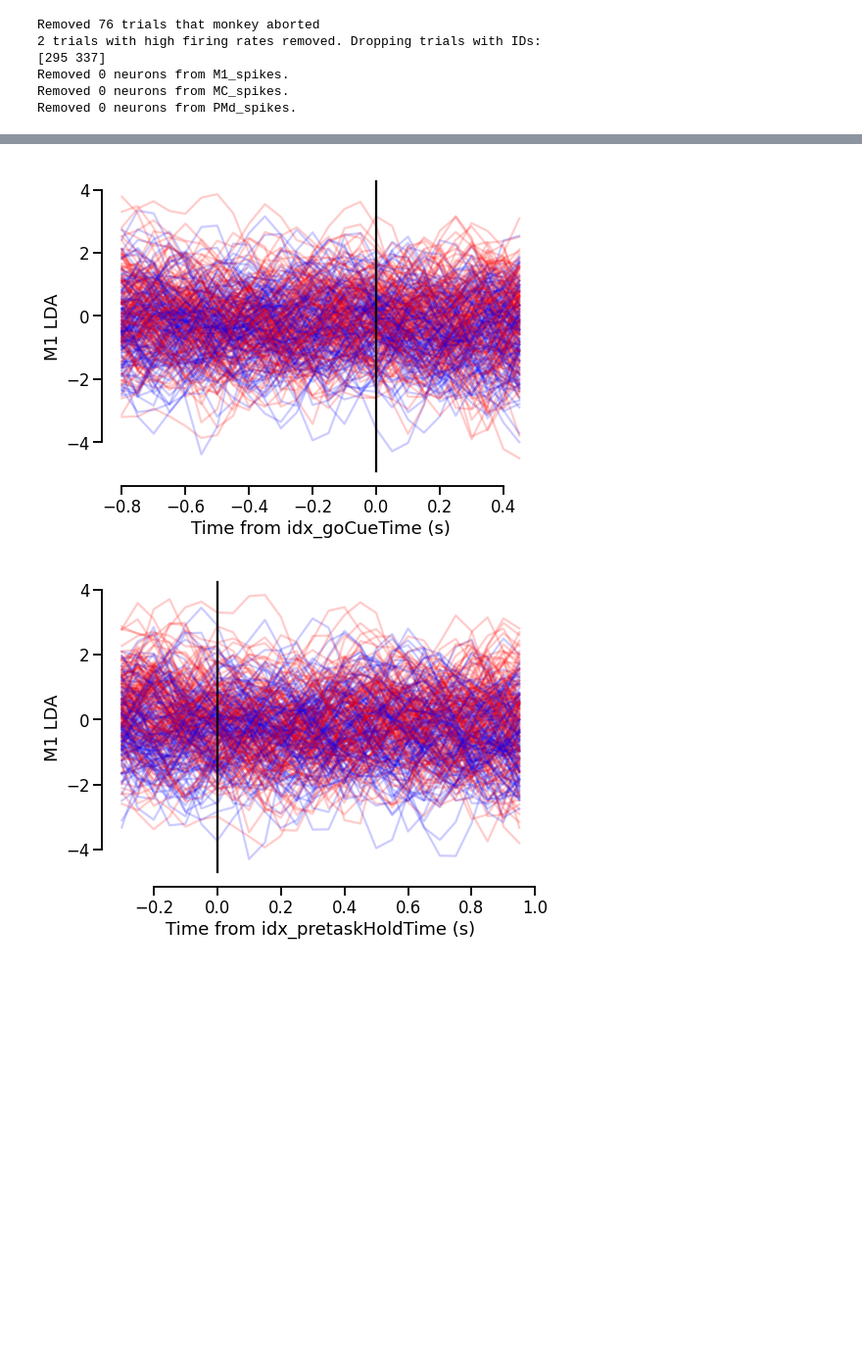
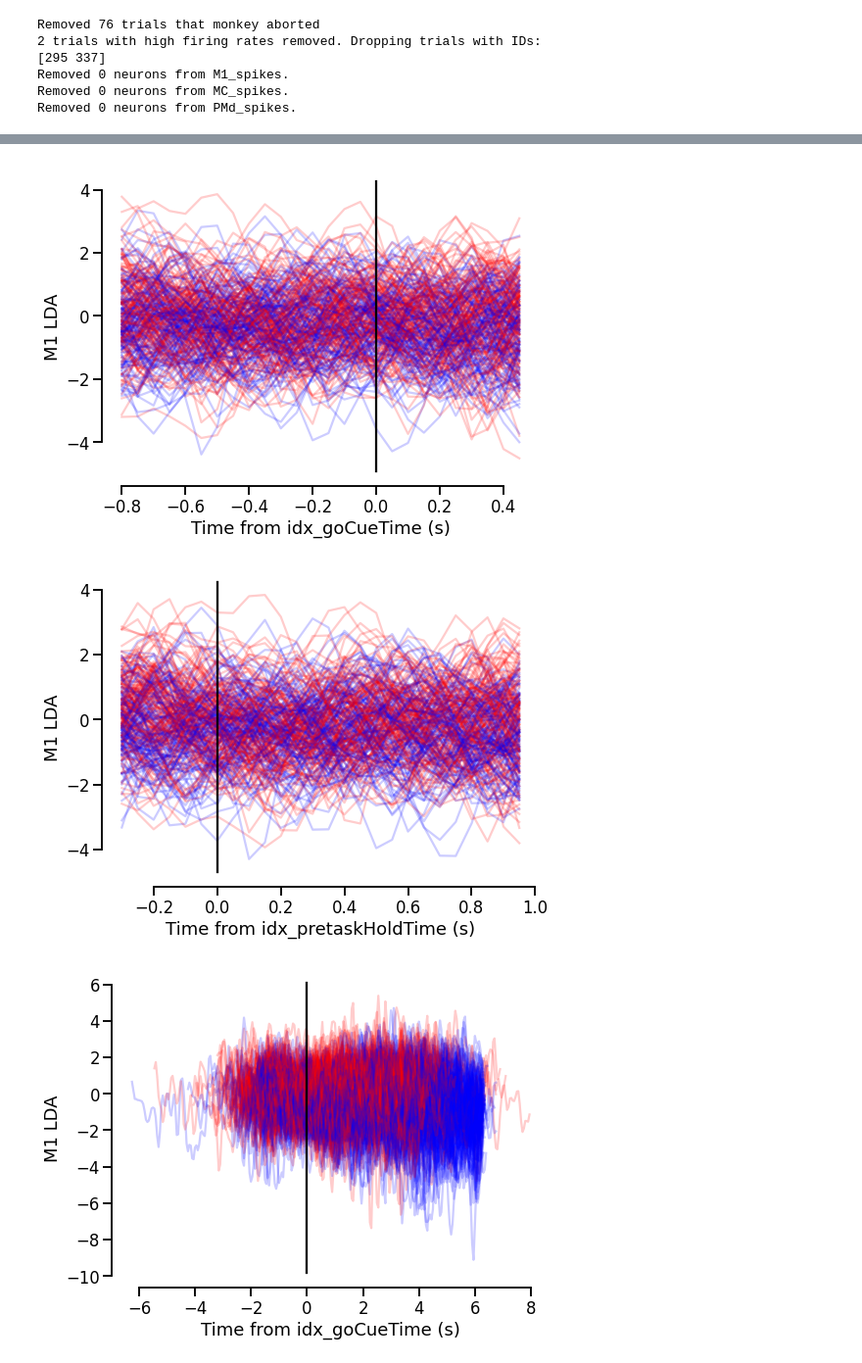
Before and after one commit to raeedcho/cst-dynamics, a Jupyter notebook: notebooks/inspect_prez_context_sig.ipynb, the cells around one changed output, grey strips where cells are left out. Shown at 98% size. Saved outputs shown, nothing was run; the diff lists cells and outputs as text; code cells hidden in the pictures; blank space fills up the shorter version.

Commit message:
feat: Add full trace plots to Prez context analysis notebook

```diff
--- a/notebooks/inspect_prez_context_sig.ipynb
+++ b/notebooks/inspect_prez_context_sig.ipynb
@@ -87,25 +87,27 @@ def extract_td_epochs(td):
 # %%
 td_epoch = extract_td_epochs(td.rename(columns={'M1_rates':'M1_orig_rates','MC_rates':'M1_rates'}))
 # %%
-td_train,td_test = src.context_analysis.apply_models(td_epoch,train_epochs=['ambig_hold'],test_epochs=['hold_move','hold_move_ref_cue'])
+td_train,td_test = src.context_analysis.apply_models(td_epoch,train_epochs=['ambig_hold'],test_epochs=['hold_move','hold_move_ref_cue','full'])
 
 fig_gen_dict = {
     'task_M1_pca':src.context_analysis.plot_hold_pca(td_train,array_name='M1',hue_order=['RTT','CST']),
     'task_M1_lda':src.context_analysis.plot_M1_lda(td_train,hue_order=['RTT','CST']),
     'task_beh':src.context_analysis.plot_hold_behavior(td_train,hue_order=['RTT','CST']),
     'task_beh_lda':src.context_analysis.plot_beh_lda(td_train,hue_order=['RTT','CST']),
     # 'task_M1_potent': src.plot_M1_hold_potent(td_train,hue_order=['RTT','CST']),
     # 'task_M1_potent_lda': src.plot_M1_potent_lda(td_train,hue_order=['RTT','CST']),
     # 'task_M1_null_lda': src.plot_M1_null_lda(td_train,hue_order=['RTT','CST']),
     # LDA traces
     'task_lda_trace':src.context_analysis.plot_M1_lda_traces(td_test.query('epoch=="hold_move"'),ref_event='idx_goCueTime',label_colors={'RTT':'r','CST':'b'}),
     'task_lda_trace_pretask':src.context_analysis.plot_M1_lda_traces(td_test.query('epoch=="hold_move_ref_cue"'),ref_event='idx_pretaskHoldTime',label_colors={'RTT':'r','CST':'b'}),
+    'task_lda_trace':src.context_analysis.plot_M1_lda_traces(td_test.query('epoch=="full"'),ref_event='idx_goCueTime',label_colors={'RTT':'r','CST':'b'}),
 }
 # %% [output]
 [figure]
 [figure]
 [figure]
 [figure]
 [figure]
 [figure]
+[figure, added]
 # %%
```
Also changed, not shown: parts of 2 cells of this notebook.
